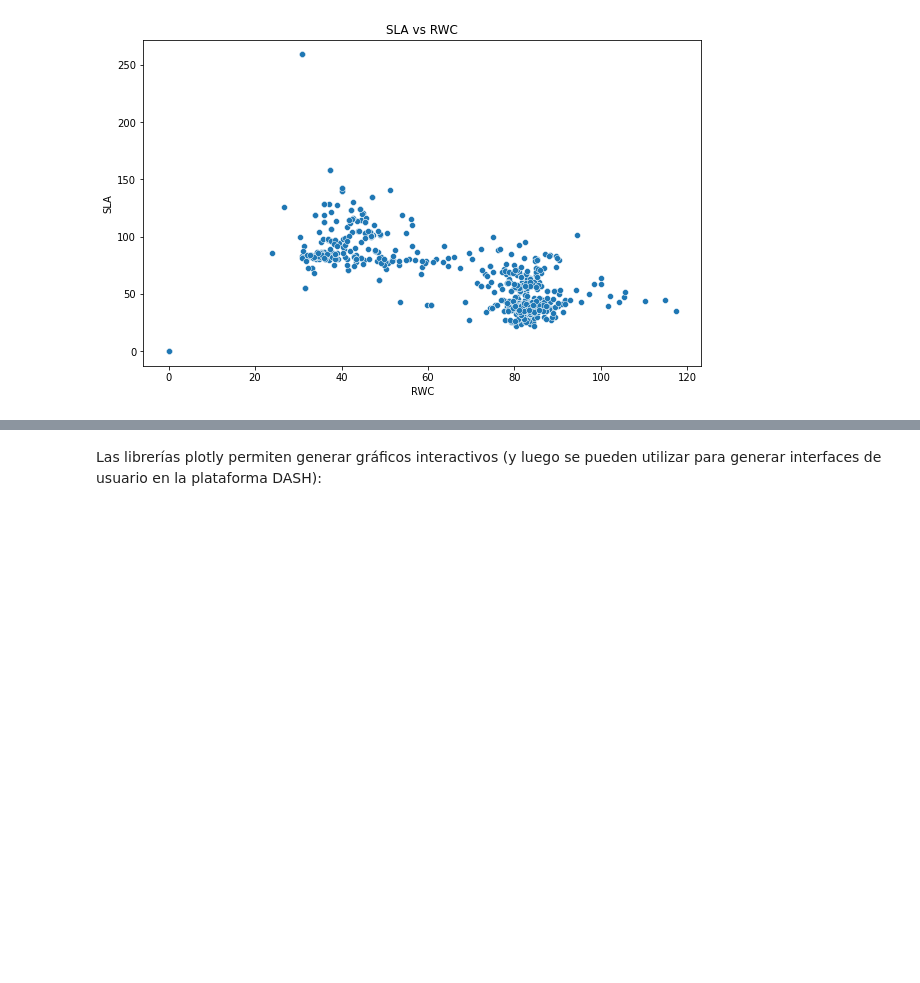
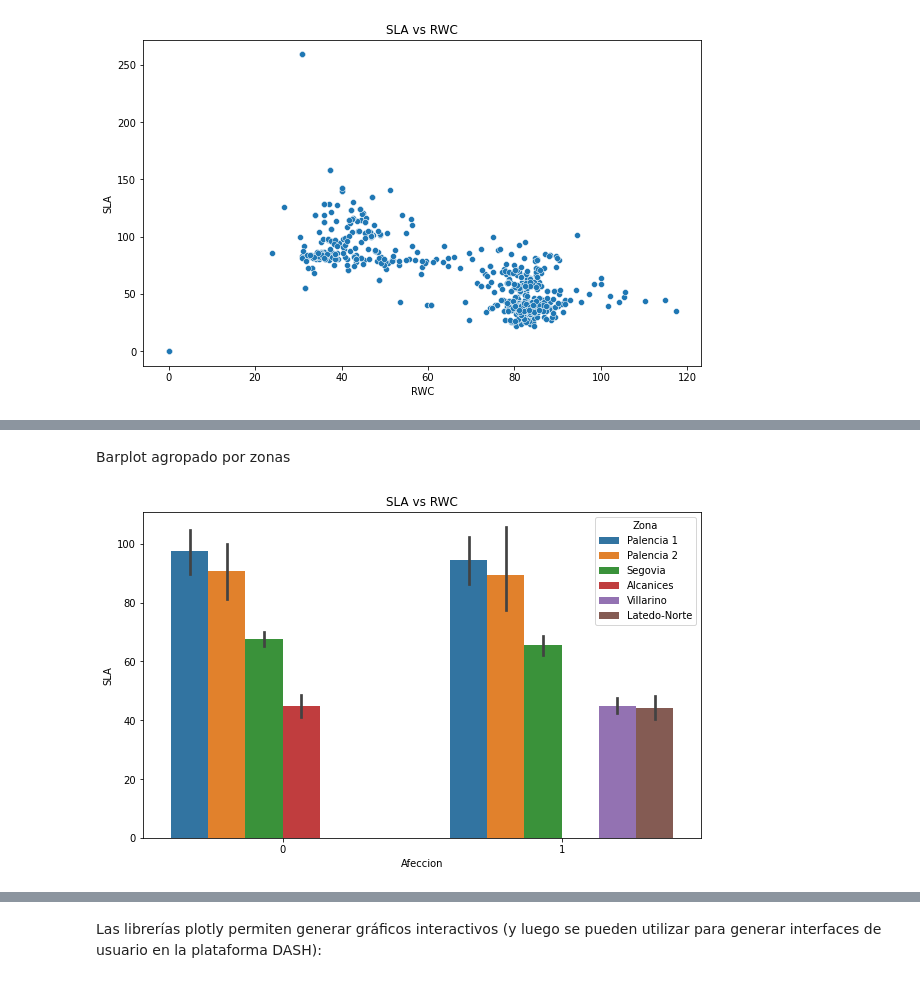
Before and after one commit to raulbenitez/ZUMAIN_course, a Jupyter notebook: analisis_datos_multivariados.ipynb, the cells around one changed output, grey strips where cells are left out. Cells and saved outputs as stored; diff of their text form; code cells hidden in the pictures; blank space fills up the shorter version.

```diff
--- a/analisis_datos_multivariados.ipynb
+++ b/analisis_datos_multivariados.ipynb
@@ -112,0 +183,9 @@ plt.show()
+# %% [markdown]
+Barplot agropado por zonas
+# %%
+fig = plt.figure(figsize=(10,6))
+ax = sns.barplot(x="Afeccion", y="SLA", hue='Zona',data=df)
+ax.set_title('SLA vs RWC')
+plt.show()
+# %% [output]
+[figure, added]
```
Also changed, not shown: parts of 18 cells of this notebook.
